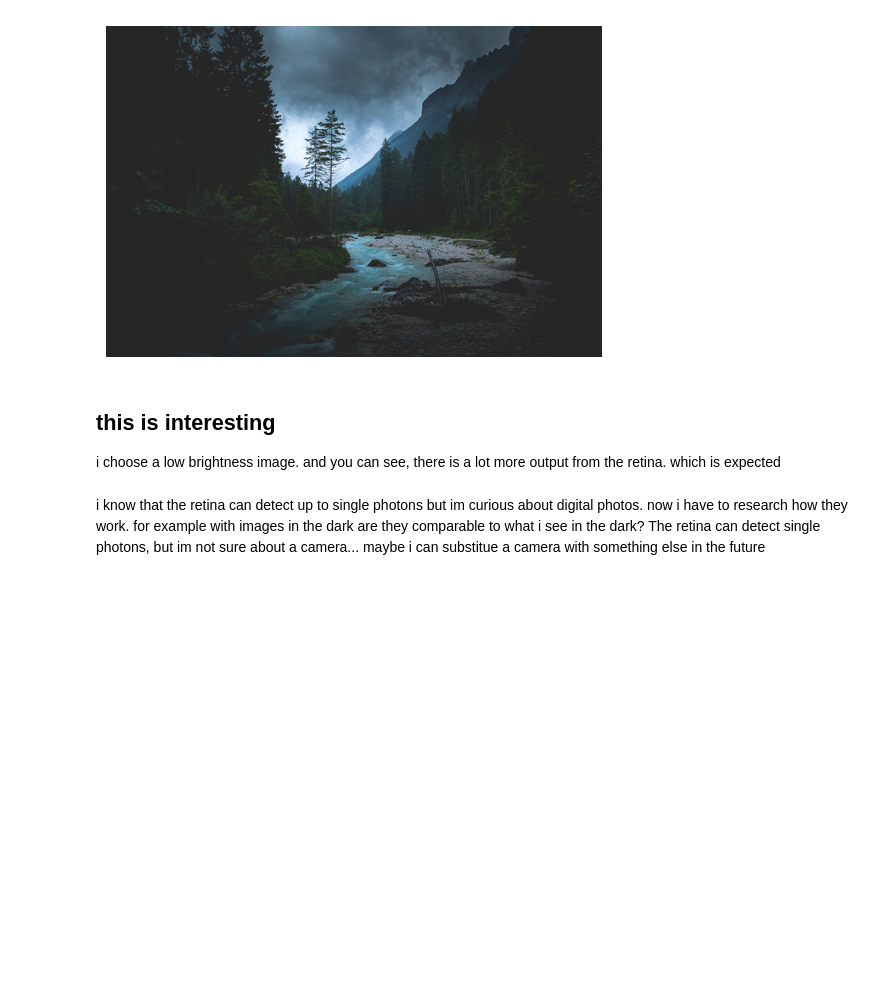
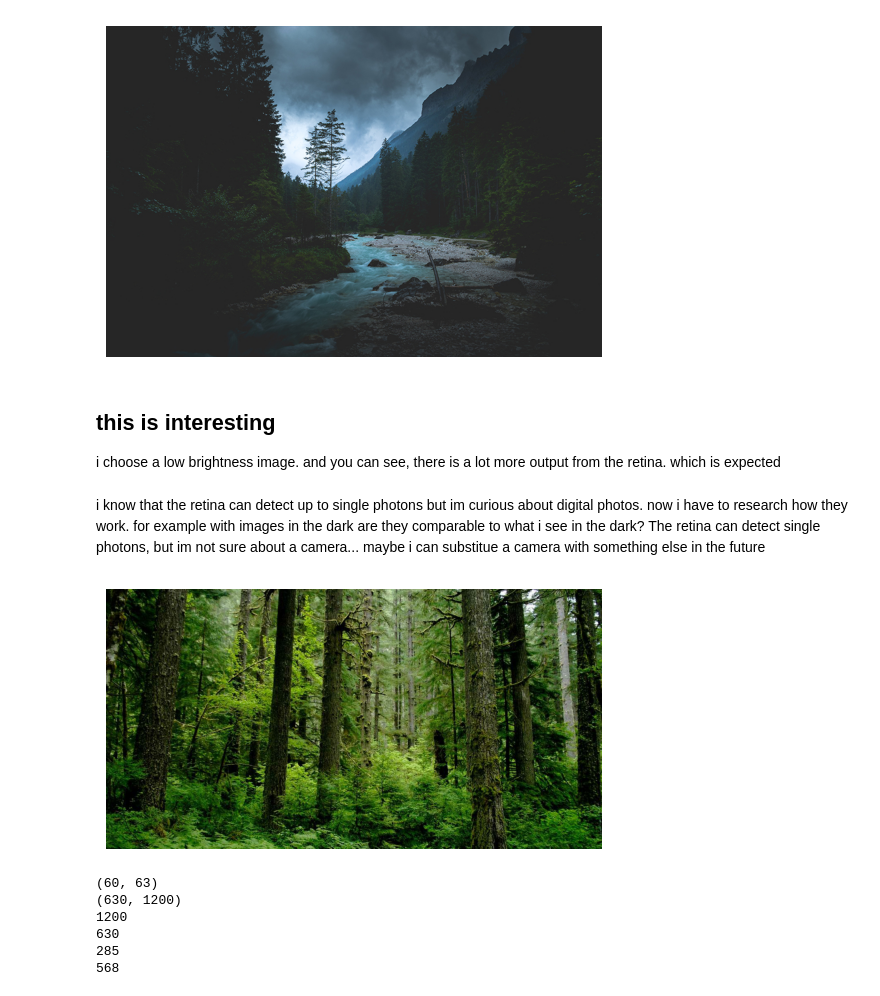
Before and after one commit to pre6/Creating_Retina_Using_CNN, a Jupyter notebook: 7. Get_Distribution_of_Rode_Cone_cells.ipynb, the cells around one changed output. Saved outputs shown, nothing was run; the diff lists cells and outputs as text; code cells hidden in the pictures; blank space fills up the shorter version.

Commit message:
camo test

```diff
--- a/7. Get_Distribution_of_Rode_Cone_cells.ipynb
+++ b/7. Get_Distribution_of_Rode_Cone_cells.ipynb
@@ -437,3 +437,36 @@ plt.show()
 i choose a low brightness image. and you can see, there is a lot more output from the retina. which is expected
 # %% [markdown]
 i know that the retina can detect up to single photons but im curious about digital photos. now i have to research how they work. for example with images in the dark are they comparable to what i see in the dark? The retina can detect single photons, but im not sure about a camera... maybe i can substitue a camera with something else in the future
+# %%
+# the true imgae looks like this
+
+img = mpimg.imread('test_image_3.jpg')  # Replace with your image path
+
+# Display image
+plt.imshow(img)
+plt.axis('off')  # Turn off axis numbers and ticks
+plt.show()
+# %% [output]
+[figure, added]
+# %%
+
+
+image_path = "test_image_3.jpg"
+
+
+print(get_fovea_size(image_path))
+
+the_fovea_dim = get_fovea_size(image_path)
+
+fovea_width = the_fovea_dim[0]
+fovea_length = the_fovea_dim[1]
+
+
+two_arrays = apply_dist(image_path,fovea_width,fovea_length)
+# %% [output]
+(60, 63)
+(630, 1200)
+1200
+630
+285
+568
```
Also changed, not shown: parts of 20 cells of this notebook, 9 other files.
